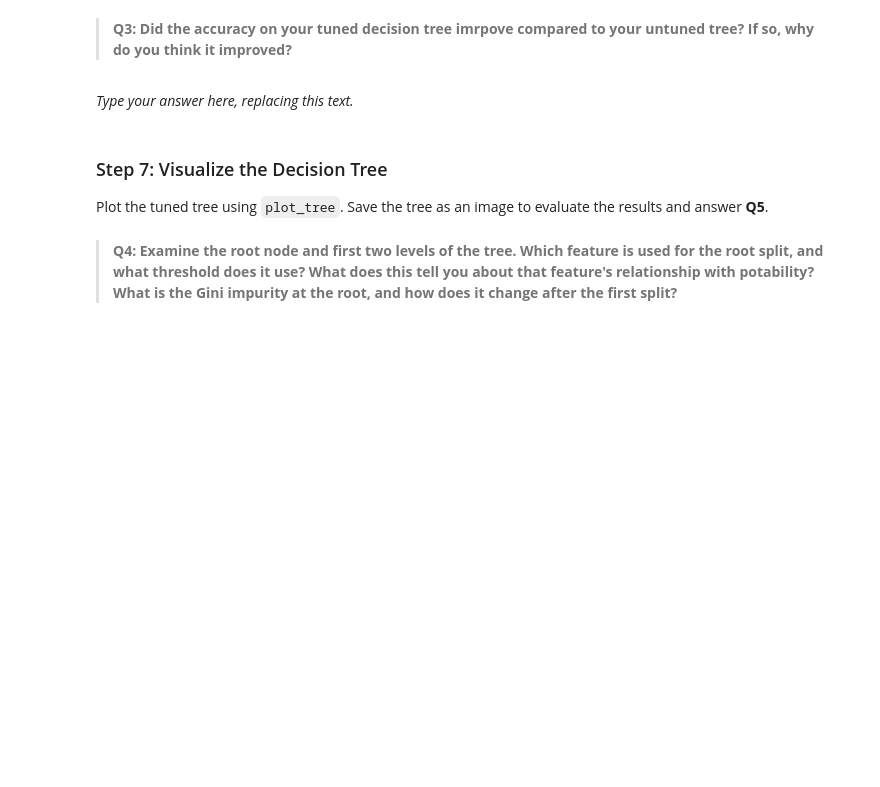
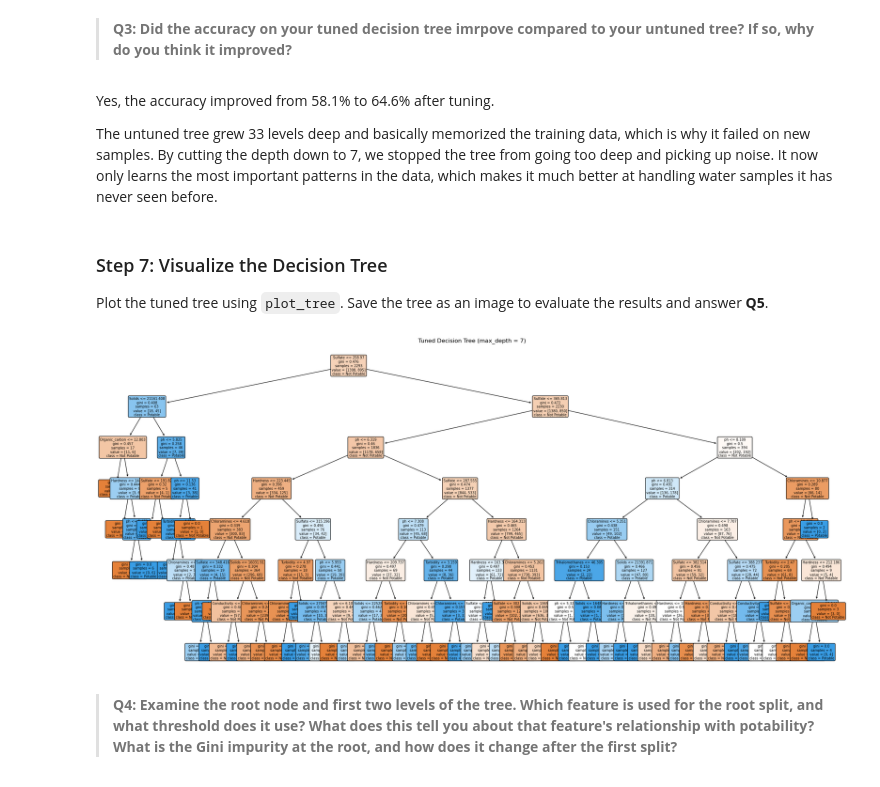
Before and after one commit to aakriti-poudel-chhetri/assignment-3, a Jupyter notebook: task2/hw3-task2.ipynb, the cells around one changed output. Drawn from its saved outputs; the diff is of its cells as text; code cells hidden in the pictures; blank space fills up the shorter version.

```diff
--- a/task2/hw3-task2.ipynb
+++ b/task2/hw3-task2.ipynb
@@ -233,5 +233,10 @@ Looking at the plot, accuracy keeps improving as we allow the tree to grow deepe
 
 Refit the decision tree using `optimal_depth` and evaluate on the held-out test set. Store the test accuracy in a variable called `acc_dt`.
 # %%
+# Refit the decision tree using the cross validated optimal depth
+dt_opt = DecisionTreeClassifier(max_depth=optimal_depth, random_state=42)
+dt_opt.fit(X_train, y_train)
 
-acc_dt    = ...
+# Evaluate on the held-out test set
+acc_dt = accuracy_score(y_test, dt_opt.predict(X_test))
+print(f'Tuned Decision Tree Test Accuracy (max_depth={optimal_depth}): {acc_dt:.3f}')
@@ -242,7 +251,9 @@ grader.check("q4")
 
 >**Q3: Did the accuracy on your tuned decision tree imrpove compared to your untuned tree? If so, why do you think it improved?**
 # %% [markdown]
-_Type your answer here, replacing this text._
+Yes, the accuracy improved from 58.1% to 64.6% after tuning.
+
+The untuned tree grew 33 levels deep and basically memorized the training data, which is why it failed on new samples. By cutting the depth down to 7, we stopped the tree from going too deep and picking up noise. It now only learns the most important patterns in the data, which makes it much better at handling water samples it has never seen before.
 # %% [markdown]
 <!-- END QUESTION -->
 
@@ -251,6 +262,24 @@ _Type your answer here, replacing this text._
 ### Step 7: Visualize the Decision Tree
 
 Plot the tuned tree using `plot_tree`. Save the tree as an image to evaluate the results and answer **Q5**.
+# %%
+from sklearn.tree import plot_tree
+
+# Plot the tuned tree, filled nodes show the majority class at each split
+plt.figure(figsize=(22, 10))
+plot_tree(
+    dt_opt,
+    feature_names=X_train.columns.tolist(),
+    class_names=['Not Potable', 'Potable'],
+    filled=True,
+    rounded=True,
+    fontsize=7
+)
+plt.title(f'Tuned Decision Tree (max_depth = {optimal_depth})')
+plt.tight_layout()
+plt.show()
+# %% [output]
+[figure, added]
 # %% [markdown]
 > **Q4: Examine the root node and first two levels of the tree. Which feature is used for the root split, and what threshold does it use? What does this tell you about that feature's relationship with potability? What is the Gini impurity at the root, and how does it change after the first split?**
 # %% [markdown]
```
Also changed, not shown: parts of 6 cells of this notebook.
